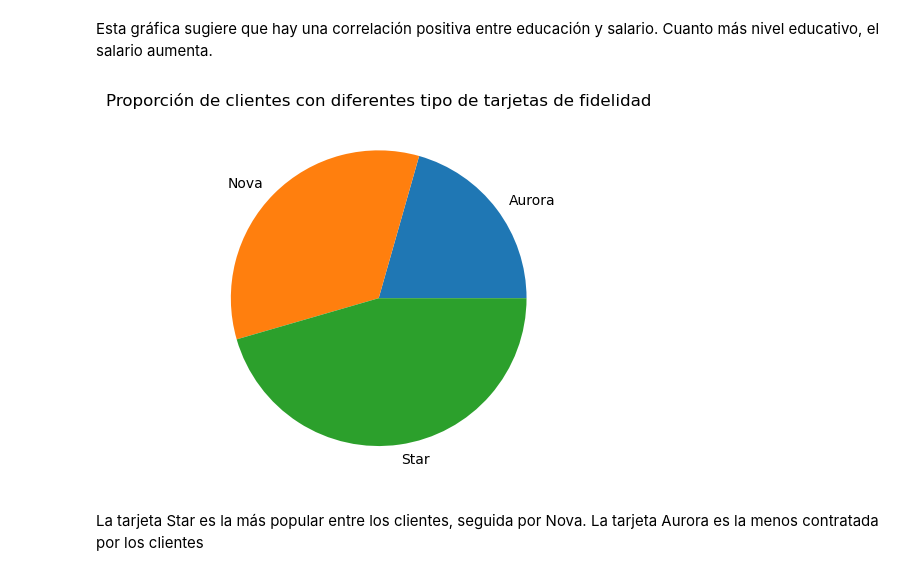
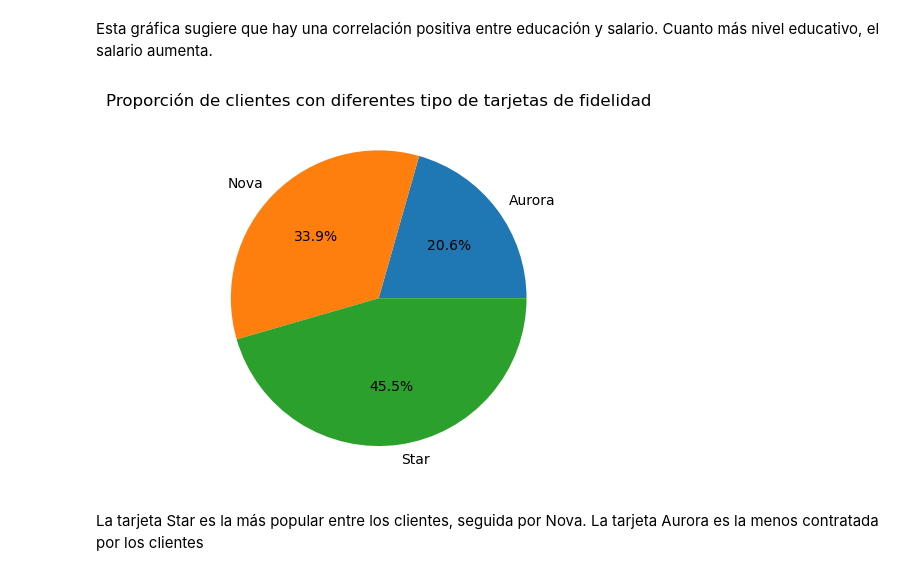
Before and after one commit to Adalab/bda-modulo-3-evaluacion-final-Ealique, a Jupyter notebook: Bd_clientes_aerolinea.ipynb, the cells around one changed output. Cells and saved outputs as stored; diff of their text form; code cells hidden in the pictures.

```diff
--- a/Bd_clientes_aerolinea.ipynb
+++ b/Bd_clientes_aerolinea.ipynb
@@ -458,11 +458,11 @@ Esta gráfica sugiere que hay una correlación positiva entre educación y salar
 #¿Cuál es la proporción de clientes con diferentes tipos de tarjetas de fidelidad?
 customer_card = df.groupby('Loyalty Card')['Loyalty Number'].count().reset_index()  # Agrupo para saber la suma de los clientes por el tipo de tarjeta que tienen
 # %%
-plt.pie(customer_card['Loyalty Number'], labels=customer_card['Loyalty Card'])
+plt.pie(customer_card['Loyalty Number'], labels=customer_card['Loyalty Card'], autopct='%1.1f%%') #autopct= para que me añada los porcentajes
 plt.title('Proporción de clientes con diferentes tipo de tarjetas de fidelidad')
 plt.show()
 # %% [output]
-[figure, old version]
+[figure, new version]
 # %% [markdown]
 La tarjeta Star es la más popular entre los clientes, seguida por Nova. La tarjeta Aurora es la menos contratada por los clientes
 # %%
```
Also changed, not shown: 1 other file.
